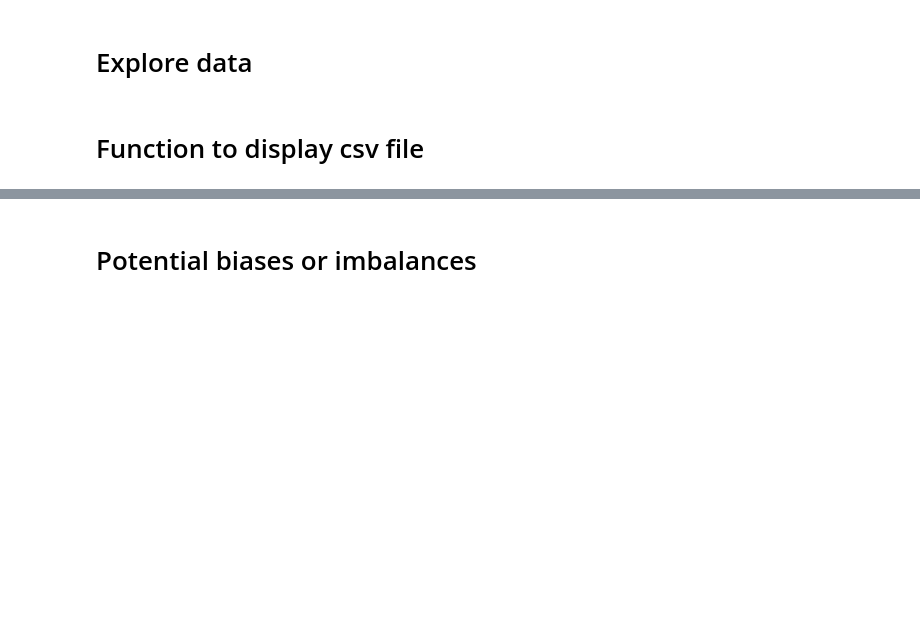
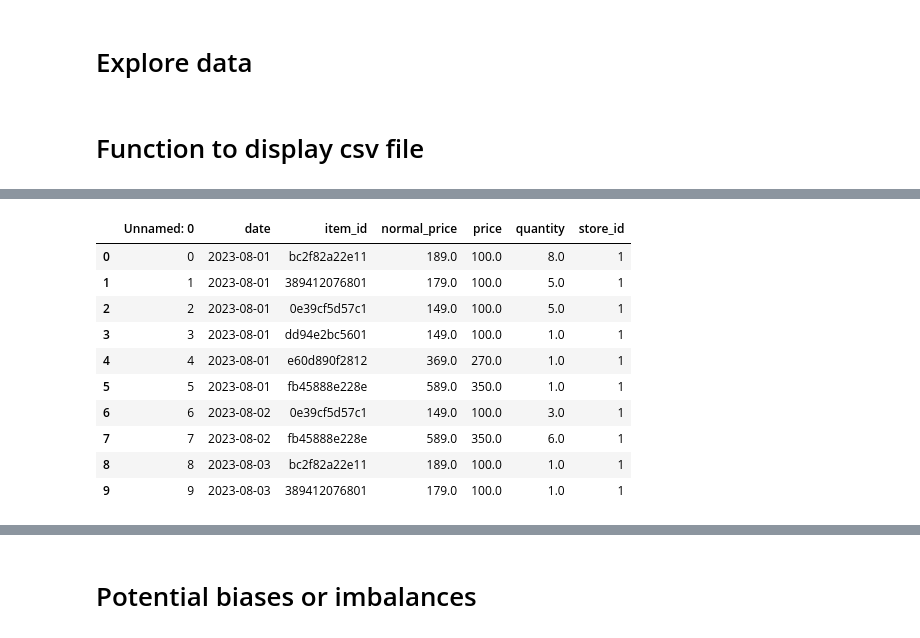
Before and after one commit to reagan-adajo/Capstone_Project, a Jupyter notebook: index.ipynb, the cells around one changed output, grey strips where cells are left out. Cells and saved outputs as stored; diff of their text form; code cells hidden in the pictures; blank space fills up the shorter version.

```diff
--- a/index.ipynb
+++ b/index.ipynb
@@ -31,4 +55,16 @@ online_df.head(10)
 # %%
-markdown_df = pd.read_csv('D:/Project Phase 5/Data/ml-zoomcamp-2024-competition/markdowns.csv')
+markdown_df = pd.read_csv('C:/Users/angel/OneDrive/Desktop/project/Data/ml-zoomcamp-2024-competition/markdowns.csv')
 markdown_df.head(10)
+# %% [output]
+|  | Unnamed: 0 | date | item_id | normal_price | price | quantity | store_id |
+| 0 | 0 | 2023-08-01 | bc2f82a22e11 | 189.0 | 100.0 | 8.0 | 1 |
+| 1 | 1 | 2023-08-01 | 389412076801 | 179.0 | 100.0 | 5.0 | 1 |
+| 2 | 2 | 2023-08-01 | 0e39cf5d57c1 | 149.0 | 100.0 | 5.0 | 1 |
+| 3 | 3 | 2023-08-01 | dd94e2bc5601 | 149.0 | 100.0 | 1.0 | 1 |
+| 4 | 4 | 2023-08-01 | e60d890f2812 | 369.0 | 270.0 | 1.0 | 1 |
+| 5 | 5 | 2023-08-01 | fb45888e228e | 589.0 | 350.0 | 1.0 | 1 |
+| 6 | 6 | 2023-08-02 | 0e39cf5d57c1 | 149.0 | 100.0 | 3.0 | 1 |
+| 7 | 7 | 2023-08-02 | fb45888e228e | 589.0 | 350.0 | 6.0 | 1 |
+| 8 | 8 | 2023-08-03 | bc2f82a22e11 | 189.0 | 100.0 | 1.0 | 1 |
+| 9 | 9 | 2023-08-03 | 389412076801 | 179.0 | 100.0 | 1.0 | 1 |
 # %%
```
Also changed, not shown: parts of 8 cells of this notebook.
